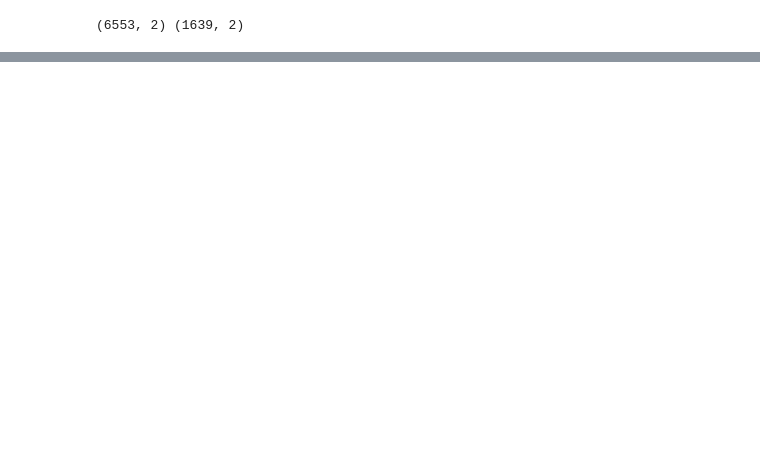
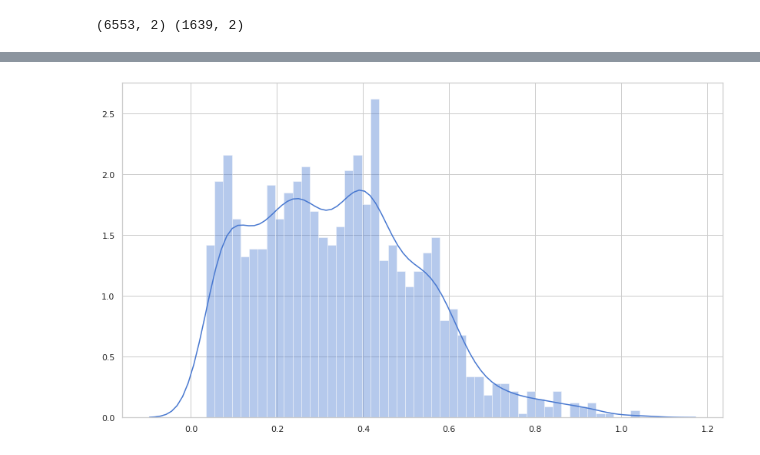
Before and after one commit to prabodhw96/12in1C, a Jupyter notebook: Times-Series-Anomaly-Detection-Keras/Anomaly_Detection_Time_Series_Keras.ipynb, the cells around one changed output, grey strips where cells are left out. Cells and saved outputs as stored; diff of their text form; code cells hidden in the pictures; blank space fills up the shorter version.

```diff
--- a/Times-Series-Anomaly-Detection-Keras/Anomaly_Detection_Time_Series_Keras.ipynb
+++ b/Times-Series-Anomaly-Detection-Keras/Anomaly_Detection_Time_Series_Keras.ipynb
@@ -84,0 +165,8 @@ print(X_train.shape)
+# %%
+X_test_pred = model.predict(X_test)
+
+test_mae_loss = np.mean(np.abs(X_test_pred - X_test), axis=1)
+# %%
+sns.distplot(test_mae_loss, bins=50, kde=True);
+# %% [output]
+[figure, added]
```
Also changed, not shown: parts of 20 cells of this notebook.
